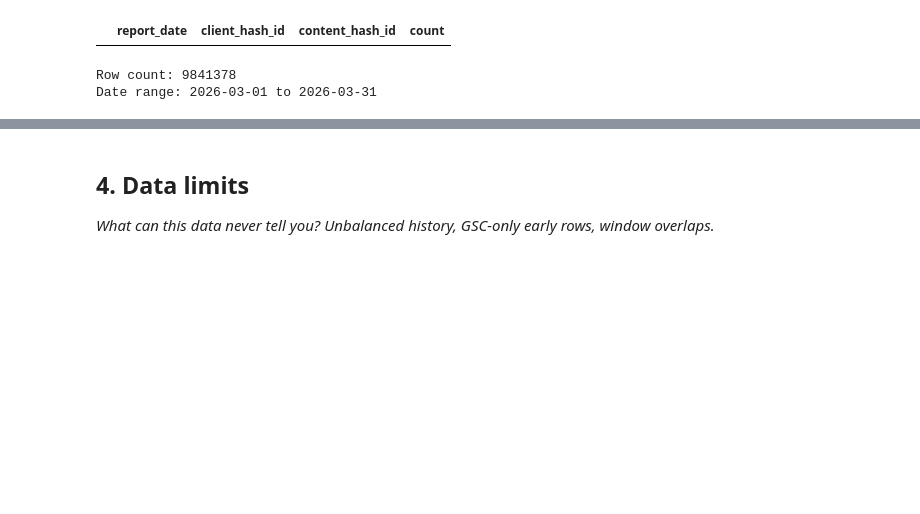
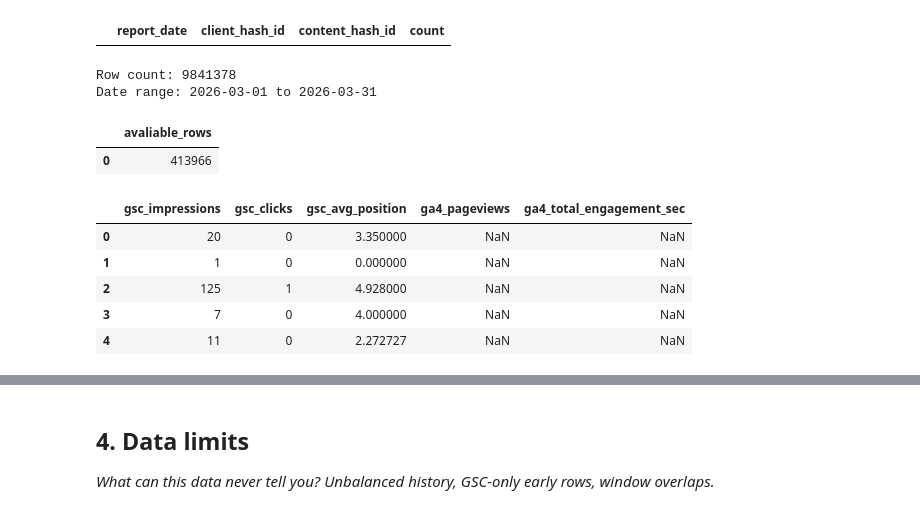
Before and after one commit to engyelgamal18/flyrank-ml-internship-engy, a Jupyter notebook: work/notebooks/w03_data_contract.ipynb, the cells around one changed output, grey strips where cells are left out. Cells and saved outputs as stored; diff of their text form; code cells hidden in the pictures; blank space fills up the shorter version.

Commit message:
Update data contract notebook

```diff
--- a/work/notebooks/w03_data_contract.ipynb
+++ b/work/notebooks/w03_data_contract.ipynb
@@ -105,3 +104,16 @@ print("Date range:", march_df["report_date"].min(), "to", march_df["report_date"
 # %% [output]
 Row count: 9841378
 Date range: 2026-03-01 to 2026-03-31
+# %%
+import duckdb
+
+availability_check = duckdb.query("""
+Select count(*) AS avaliable_rows
+From march_df
+WHERE ga4_data_available IS TRUE
+""").df()
+
+availability_check
+# %% [output]
+|  | avaliable_rows |
+| 0 | 413966 |
@@ -108,3 +122,19 @@ Date range: 2026-03-01 to 2026-03-31
 # %%
-# This cell is for CODE (numbers, a query, a check).
-# Write your text answer in the cell ABOVE this one — typing sentences here breaks Run All.
+feature_frame = march_df[
+    [
+        "gsc_impressions",
+        "gsc_clicks",
+        "gsc_avg_position",
+        "ga4_pageviews",
+        "ga4_total_engagement_sec"
+    ]
+].copy()
+
+feature_frame.head()
+# %% [output]
+|  | gsc_impressions | gsc_clicks | gsc_avg_position | ga4_pageviews | ga4_total_engagement_sec |
+| 0 | 20 | 0 | 3.350000 | NaN | NaN |
+| 1 | 1 | 0 | 0.000000 | NaN | NaN |
+| 2 | 125 | 1 | 4.928000 | NaN | NaN |
+| 3 | 7 | 0 | 4.000000 | NaN | NaN |
+| 4 | 11 | 0 | 2.272727 | NaN | NaN |
```
Also changed, not shown: parts of 11 cells of this notebook.
